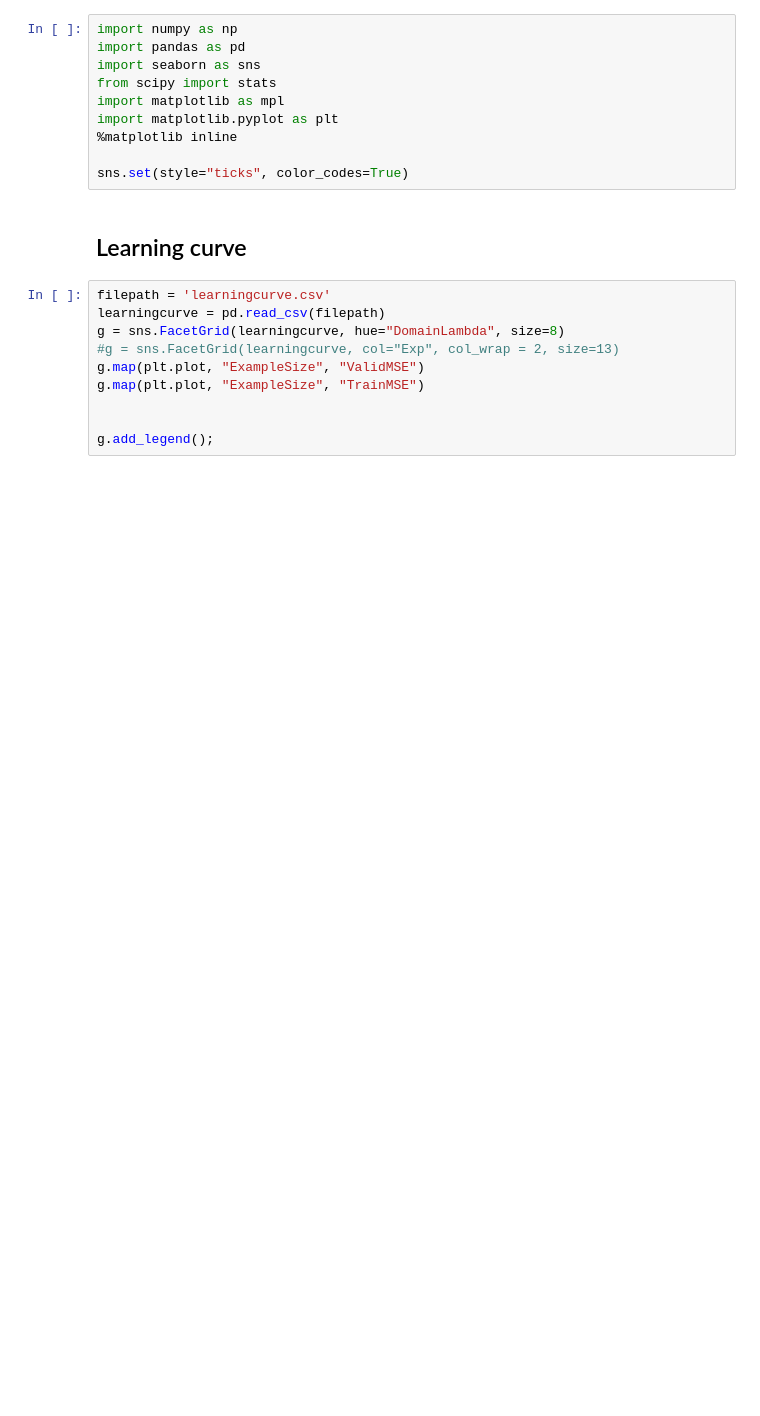
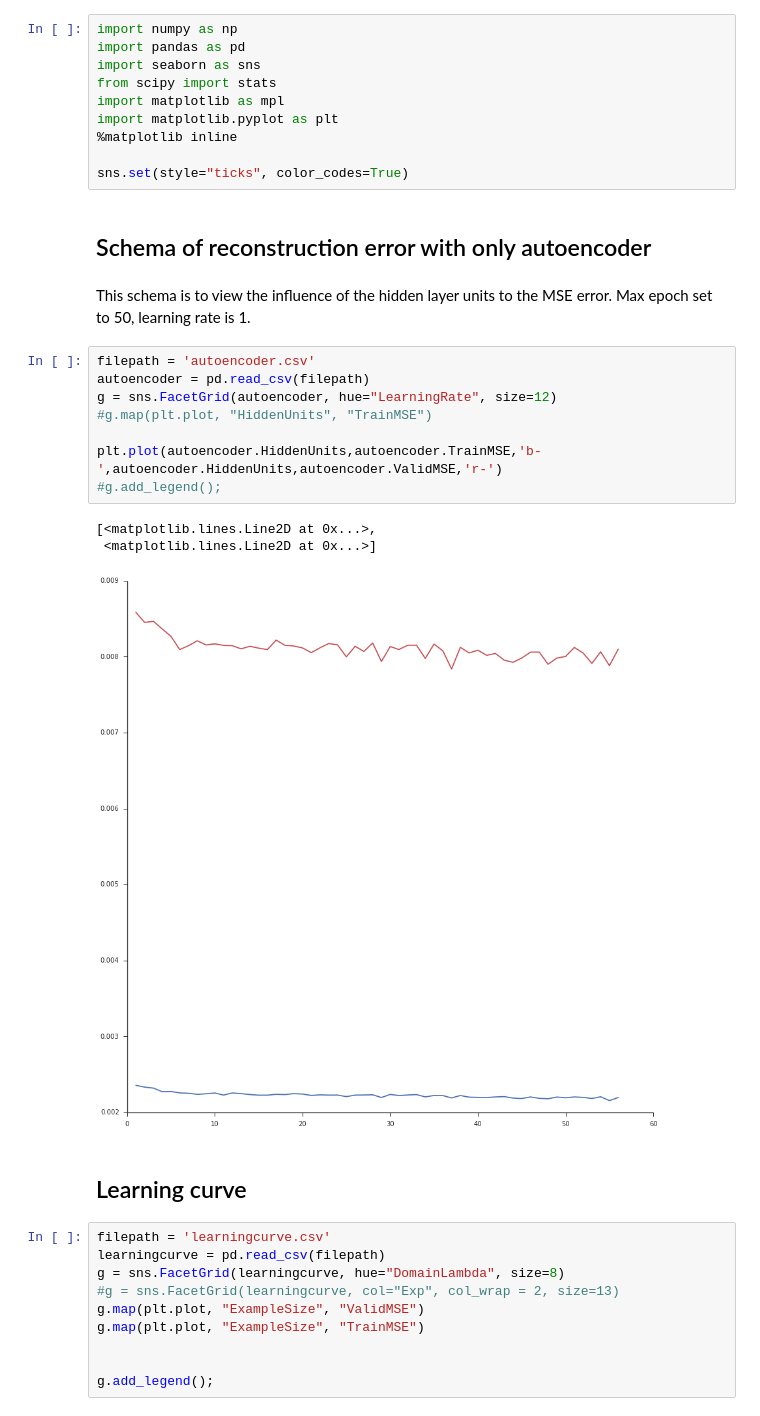
Before and after one commit to fengsy868/Dann-EEG, a Jupyter notebook: Ploting.ipynb, the cells around one changed output. Saved outputs shown, nothing was run; the diff lists cells and outputs as text; blank space fills up the shorter version.

Commit message:
added the autoencoder schema

```diff
--- a/Ploting.ipynb
+++ b/Ploting.ipynb
@@ -8,6 +8,22 @@ import matplotlib.pyplot as plt
 %matplotlib inline
 
 sns.set(style="ticks", color_codes=True)
+# %% [markdown]
+## Schema of reconstruction error with only autoencoder
+# %% [markdown]
+This schema is to view the influence of the hidden layer units to the MSE error. Max epoch set to 50, learning rate is 1.
+# %%
+filepath = 'autoencoder.csv'
+autoencoder = pd.read_csv(filepath)
+g = sns.FacetGrid(autoencoder, hue="LearningRate", size=12)
+#g.map(plt.plot, "HiddenUnits", "TrainMSE")
+
+plt.plot(autoencoder.HiddenUnits,autoencoder.TrainMSE,'b-',autoencoder.HiddenUnits,autoencoder.ValidMSE,'r-')
+#g.add_legend();
+# %% [output]
+[<matplotlib.lines.Line2D at 0x...>,
+ <matplotlib.lines.Line2D at 0x...>]
+[figure, added]
 # %% [markdown]
 ## Learning curve
 # %%
```
Also changed, not shown: 1 other file.
